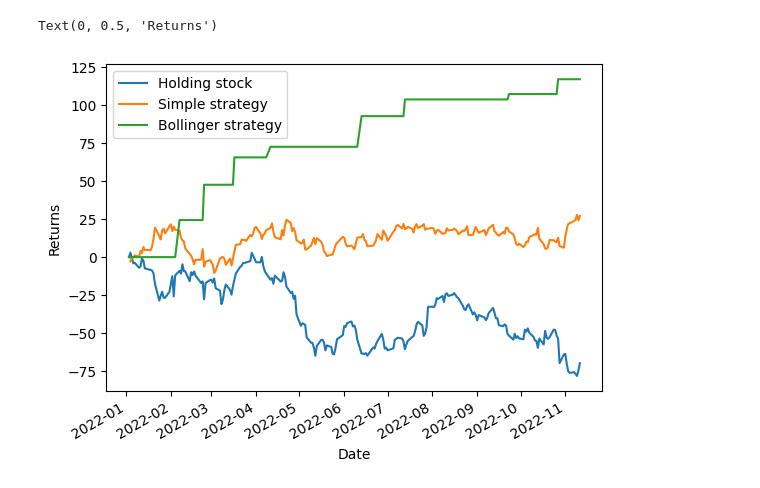
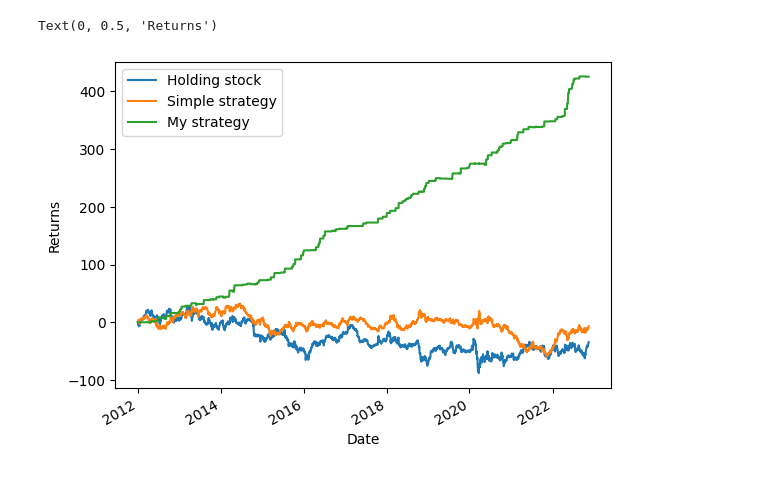
Before and after one commit to C-Kitching/Data-Science-Society, a Jupyter notebook: ATS/week 5 - Simple trading strategy and Bollinger band.ipynb, the cells around one changed output. Drawn from its saved outputs; the diff is of its cells as text; code cells hidden in the pictures.

```diff
--- a/ATS/week 5 - Simple trading strategy and Bollinger band.ipynb
+++ b/ATS/week 5 - Simple trading strategy and Bollinger band.ipynb
@@ -5,7 +5,8 @@ import matplotlib.pyplot as plt
 import pandas as pd
 # %%
 # download data
-df = yt.download("AMZN", start = "2022-01-01")
+ticker = "IBM"
+df = yt.download(ticker, start = "2012-01-01")
 df.head()
 # %% [output]
 [*********************100%***********************]  1 of 1 completed
@@ -154,6 +167,6 @@ Warning: 1 open long position(s)
 # %%
-df.plot(y = ["return_holding_stock", "return_simple_strat", "return_bollinger_strat"], label = ["Holding stock", "Simple strategy", "Bollinger strategy"])
+df.plot(y = ["return_holding_stock", "return_simple_strat", "return_bollinger_strat"], label = ["Holding stock", "Simple strategy", "My strategy"])
 plt.ylabel("Returns")
 # %% [output]
 Text(0, 0.5, 'Returns')
-[figure, old version]
+[figure, new version]
```
Also changed, not shown: parts of 10 cells of this notebook, 1 other file.
